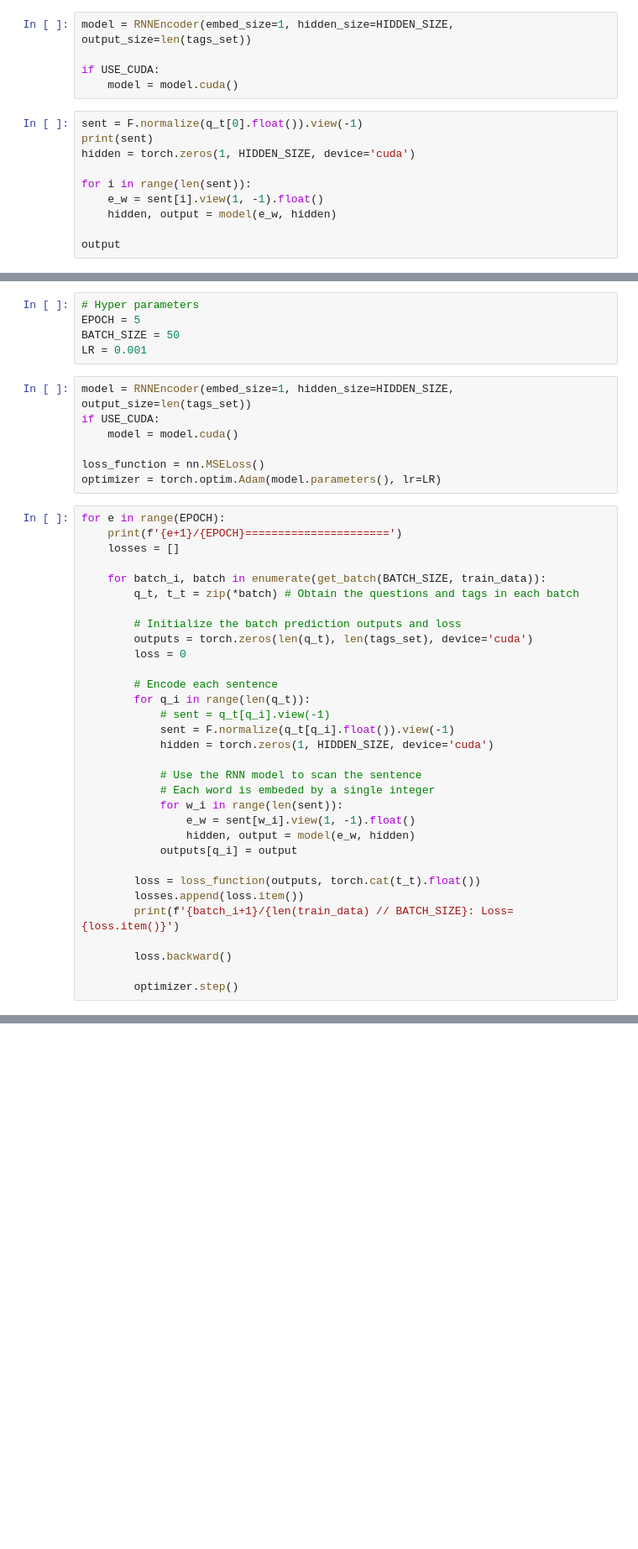
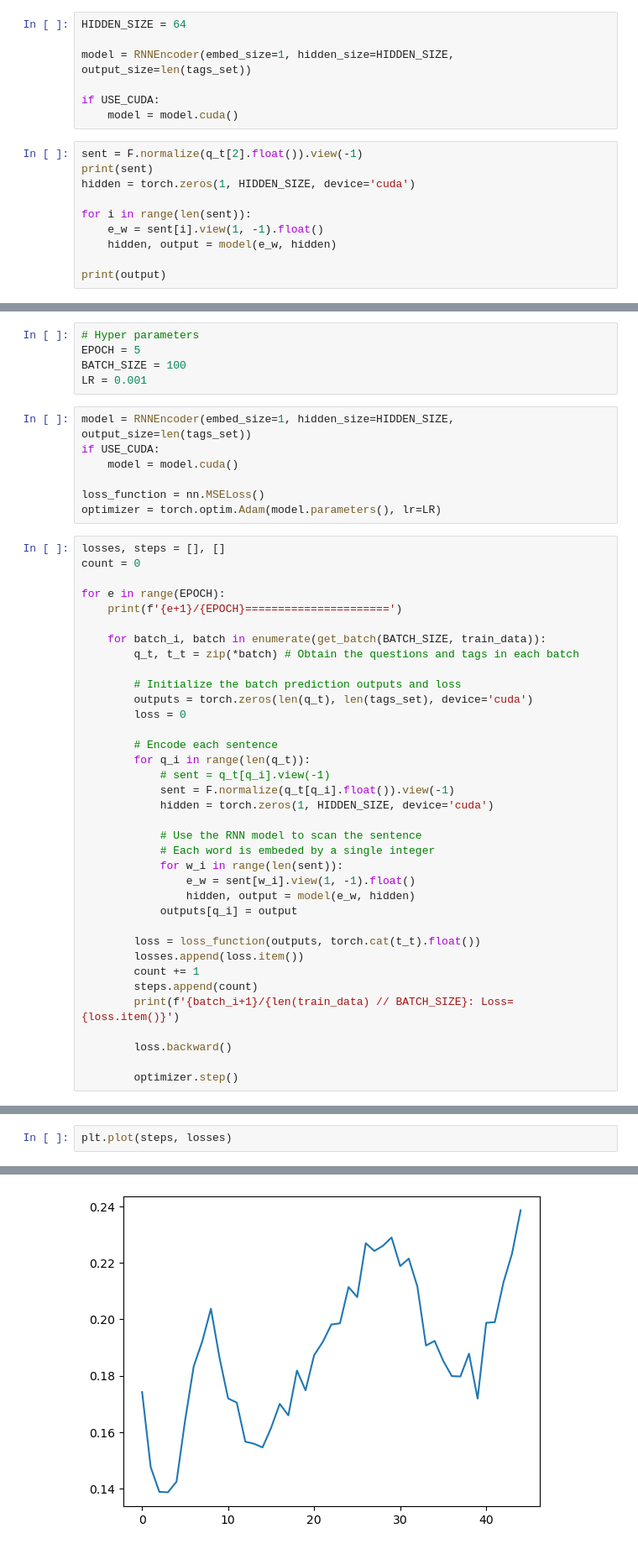
Before and after one commit to BlueAsuka/LanguageModel, a Jupyter notebook: from_scratch/rnn(part_from_torch).ipynb, the cells around one changed output, grey strips where cells are left out. Shown at 84% size. Drawn from its saved outputs; the diff is of its cells as text; blank space fills up the shorter version.

```diff
--- a/from_scratch/rnn(part_from_torch).ipynb
+++ b/from_scratch/rnn(part_from_torch).ipynb
@@ -489,12 +497,14 @@ class RNNEncoder(nn.Module):
 
         return next_hidden, output
 # %%
+HIDDEN_SIZE = 64
+
 model = RNNEncoder(embed_size=1, hidden_size=HIDDEN_SIZE, output_size=len(tags_set))
 
 if USE_CUDA:
     model = model.cuda()
 # %%
-sent = F.normalize(q_t[0].float()).view(-1)
+sent = F.normalize(q_t[2].float()).view(-1)
 print(sent)
 hidden = torch.zeros(1, HIDDEN_SIZE, device='cuda')
 
@@ -502,5 +512,5 @@ for i in range(len(sent)):
     e_w = sent[i].view(1, -1).float()
     hidden, output = model(e_w, hidden)
 
-output
+print(output)
 # %% [output]
@@ -569,7 +579,7 @@ def get_batch(batch_size, train_data):
 # %%
 # Hyper parameters
 EPOCH = 5
-BATCH_SIZE = 50
+BATCH_SIZE = 100
 LR = 0.001
 # %%
 model = RNNEncoder(embed_size=1, hidden_size=HIDDEN_SIZE, output_size=len(tags_set))
@@ -579,9 +589,11 @@ if USE_CUDA:
 loss_function = nn.MSELoss()
 optimizer = torch.optim.Adam(model.parameters(), lr=LR)
 # %%
+losses, steps = [], []
+count = 0
+
 for e in range(EPOCH):
     print(f'{e+1}/{EPOCH}======================')
-    losses = []
 
     for batch_i, batch in enumerate(get_batch(BATCH_SIZE, train_data)):
         q_t, t_t = zip(*batch) # Obtain the questions and tags in each batch
@@ -605,6 +617,8 @@ for e in range(EPOCH):
 
         loss = loss_function(outputs, torch.cat(t_t).float())
         losses.append(loss.item())
+        count += 1
+        steps.append(count)
         print(f'{batch_i+1}/{len(train_data) // BATCH_SIZE}: Loss={loss.item()}')
 
         loss.backward()
@@ -630,0 +645,3 @@ for e in range(EPOCH):
+# %%
+plt.plot(steps, losses)
+# %% [output]
@@ -630,0 +649 @@ for e in range(EPOCH):
+[figure, added]
```
Also changed, not shown: parts of 21 cells of this notebook.
